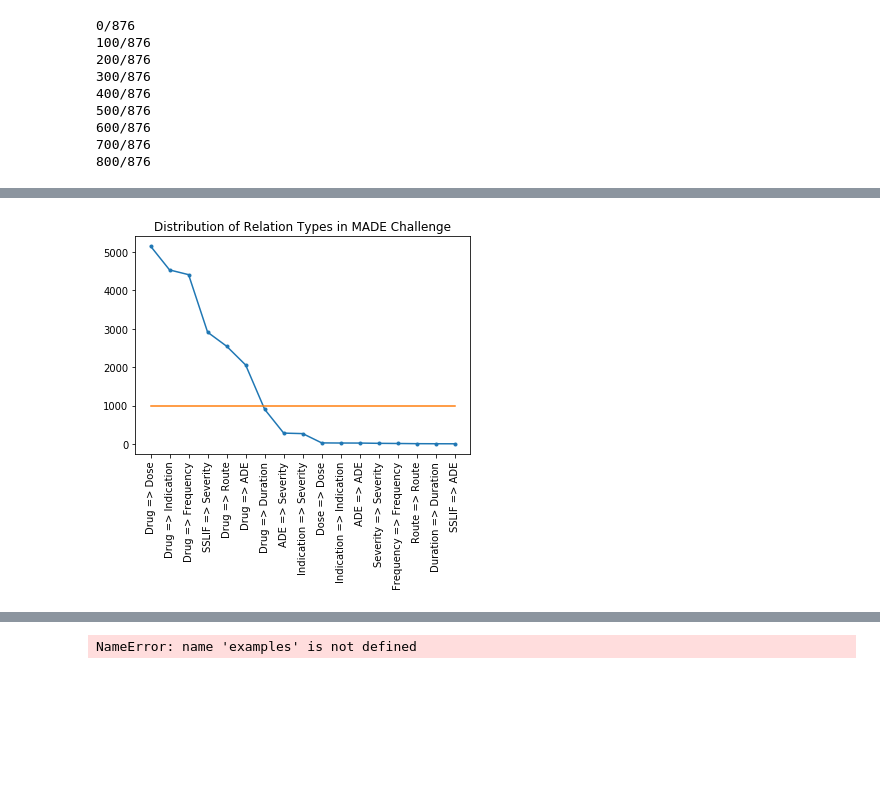
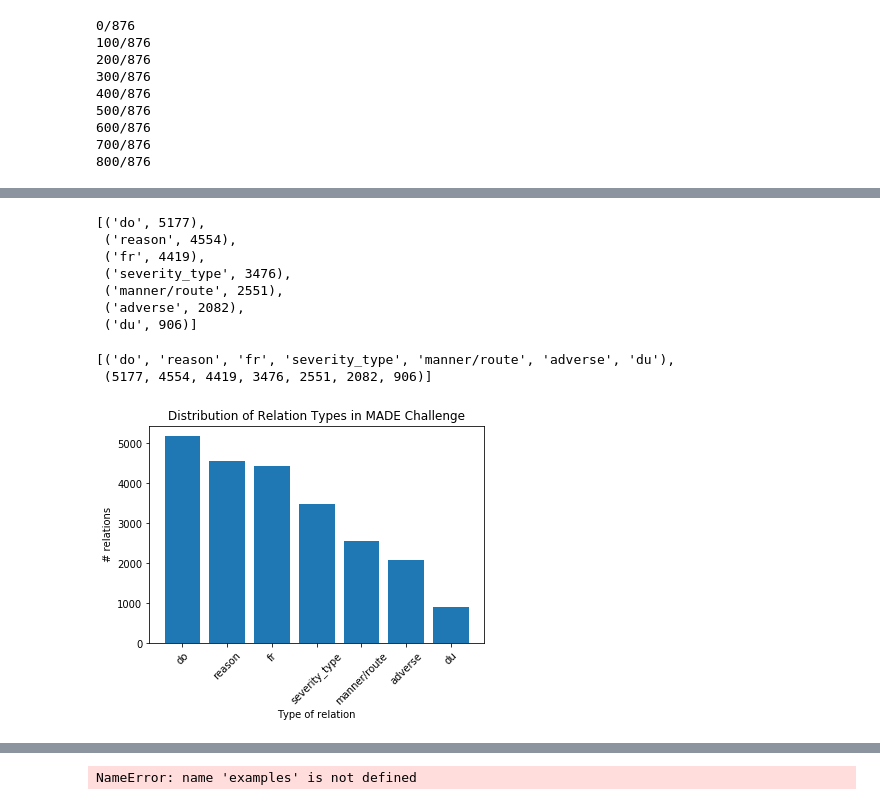
Before and after one commit to abchapman93/MADE_relations, a Jupyter notebook: Data Exploration.ipynb, the cells around one changed output, grey strips where cells are left out. Drawn from its saved outputs; the diff is of its cells as text; code cells hidden in the pictures; blank space fills up the shorter version.

```diff
--- a/Data Exploration.ipynb
+++ b/Data Exploration.ipynb
@@ -16,16 +75,33 @@ import matplotlib.pyplot as plt
+# %%
+types = sorted(relation_types.keys(), key=lambda x:len(relation_types[x]), reverse=True)
+types = [(t, len(relation_types[t])) for t in types]
+types
+# %% [output]
+[('do', 5177),
+ ('reason', 4554),
+ ('fr', 4419),
+ ('severity_type', 3476),
+ ('manner/route', 2551),
+ ('adverse', 2082),
+ ('du', 906)]
+# %%
+list(zip(*types))
+# %% [output]
+[('do', 'reason', 'fr', 'severity_type', 'manner/route', 'adverse', 'du'),
+ (5177, 4554, 4419, 3476, 2551, 2082, 906)]
 # %%
-# Plot distribution of relation types
-x, y = zip(*sorted(type_relations.items(), key=lambda x:x[1], reverse=True))
+# Plot distribution of edge types
+#x, y = zip(*sorted(type_to_type_edges.items(), key=lambda x:x[1], reverse=True))
+x, y = zip(*types)
 #plt.xticks(labels)
 #plt.xlabel(labels, rotation="vertical")
 labels = [name if i % 1 ==0 else '' for (i, name) in enumerate(x)]
 # %%
 fig, ax = plt.subplots()
-#ax.plot()
-ax.plot(range(len(x)), y, marker='.')
-#ax.set_xticklabels(x, rotation="vertical")
-plt.xticks(range(len(x)), labels, rotation="vertical")
-plt.plot(range(len(x)), [1000]*len(x))
+ax.bar(range(len(x)), y, )
+plt.xticks(range(len(x)), labels, rotation=45)
+plt.xlabel("Type of relation")
+plt.ylabel("# relations")
 _= plt.title("Distribution of Relation Types in MADE Challenge")
 # %% [output]
-[figure, old version]
+[figure, new version]
```
Also changed, not shown: parts of 17 cells of this notebook.
